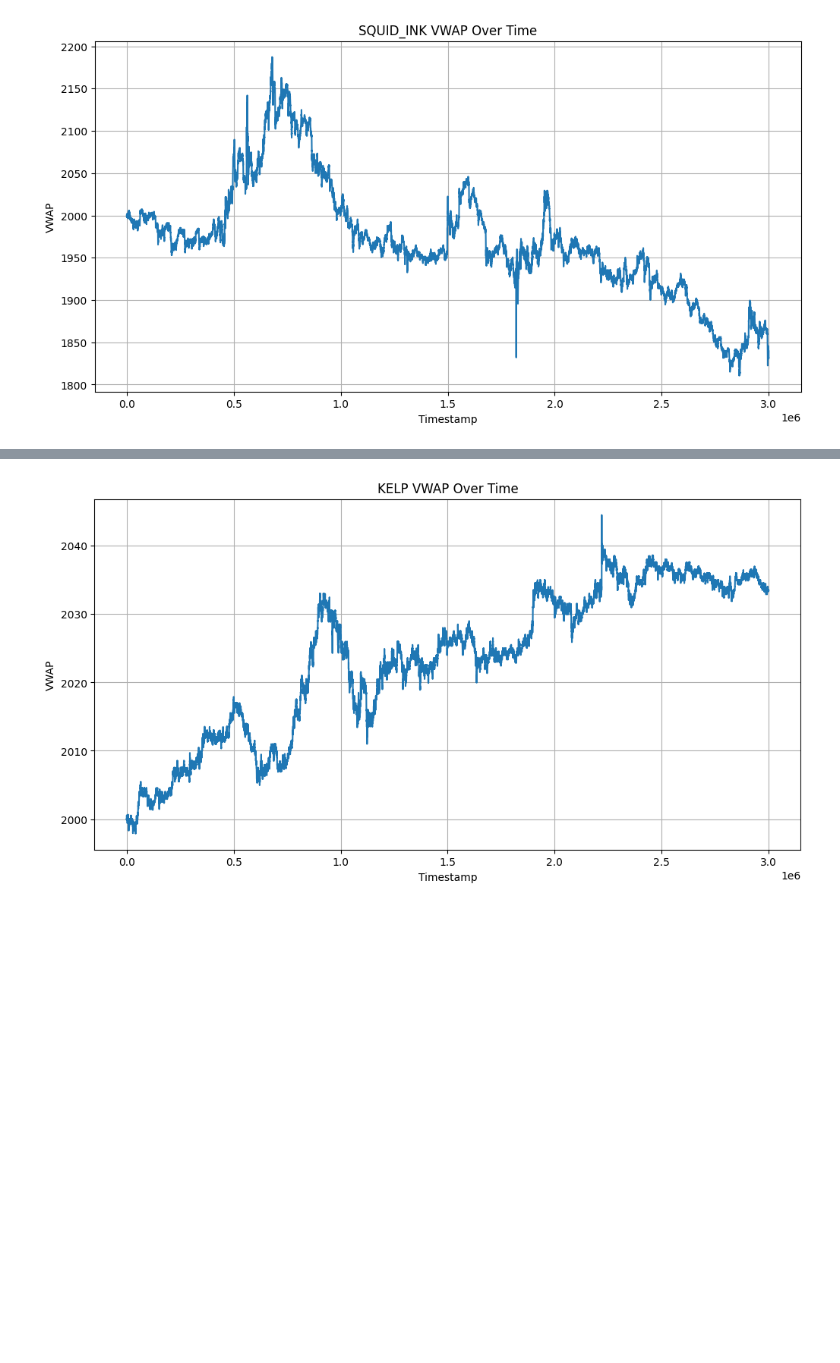
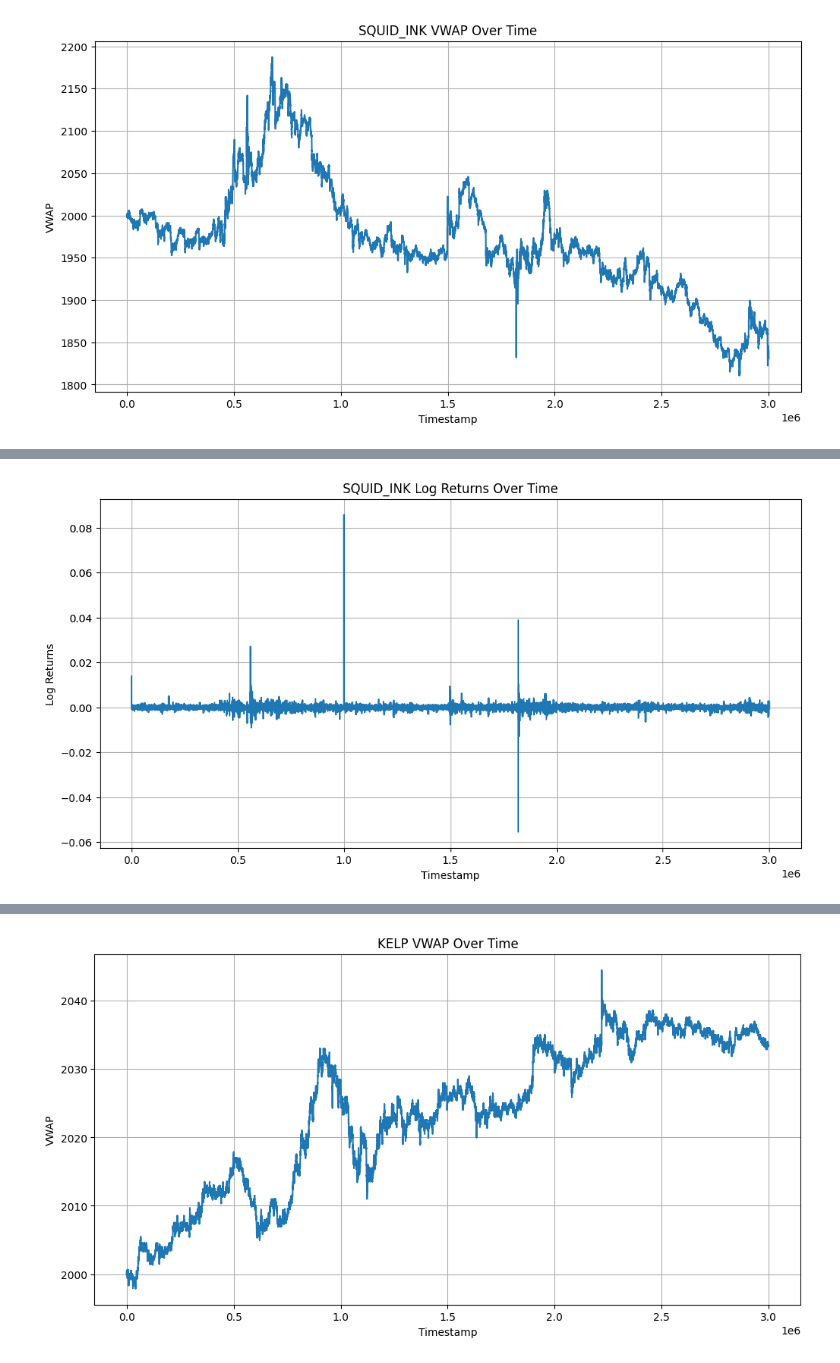
Before and after one commit to shank959/prosperity-imc25, a Jupyter notebook: rounds/round1/eda/round1_eda.ipynb, the cells around one changed output, grey strips where cells are left out. Drawn from its saved outputs; the diff is of its cells as text; code cells hidden in the pictures; blank space fills up the shorter version.

```diff
--- a/rounds/round1/eda/round1_eda.ipynb
+++ b/rounds/round1/eda/round1_eda.ipynb
@@ -64,0 +127,10 @@ plt.show()
+# %%
+# log returns
+plt.figure(figsize=(12, 6))
+plt.plot(squid_ink_df["continuous_timestamp"], squid_ink_df["log_returns"])
+plt.title("SQUID_INK Log Returns Over Time")
+plt.xlabel("Timestamp")
+plt.ylabel("Log Returns")
+plt.grid(True)
+# %% [output]
+[figure, added]
```
Also changed, not shown: parts of 11 cells of this notebook.
